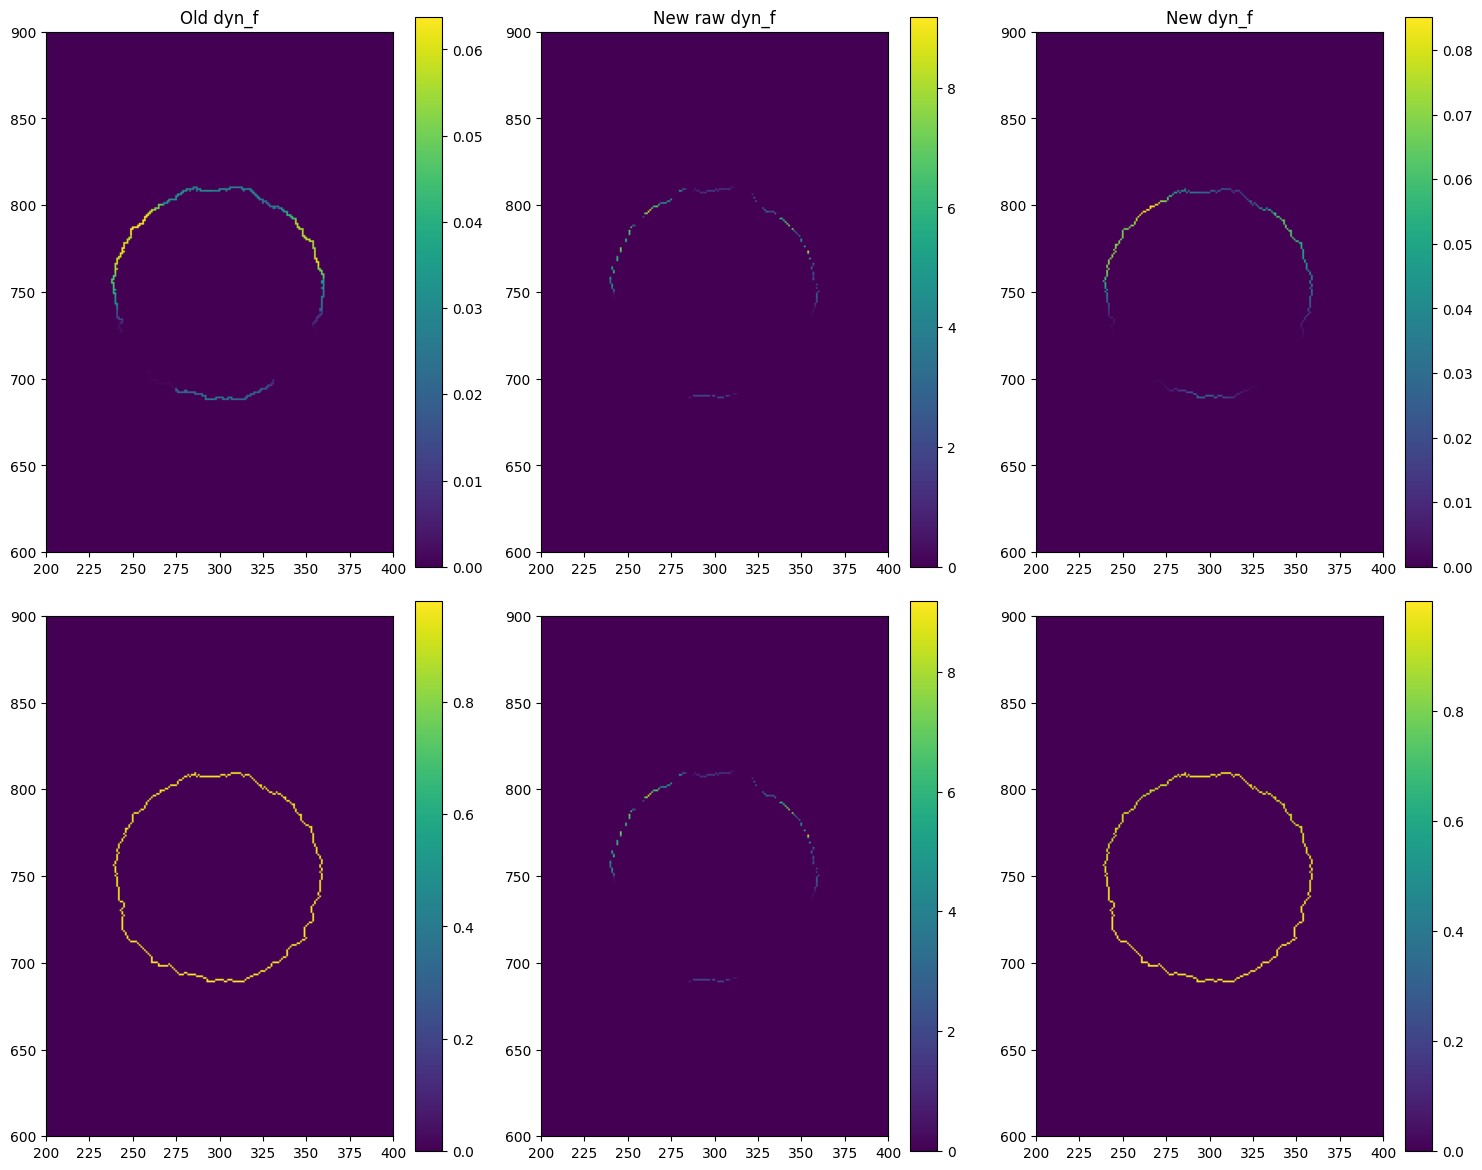
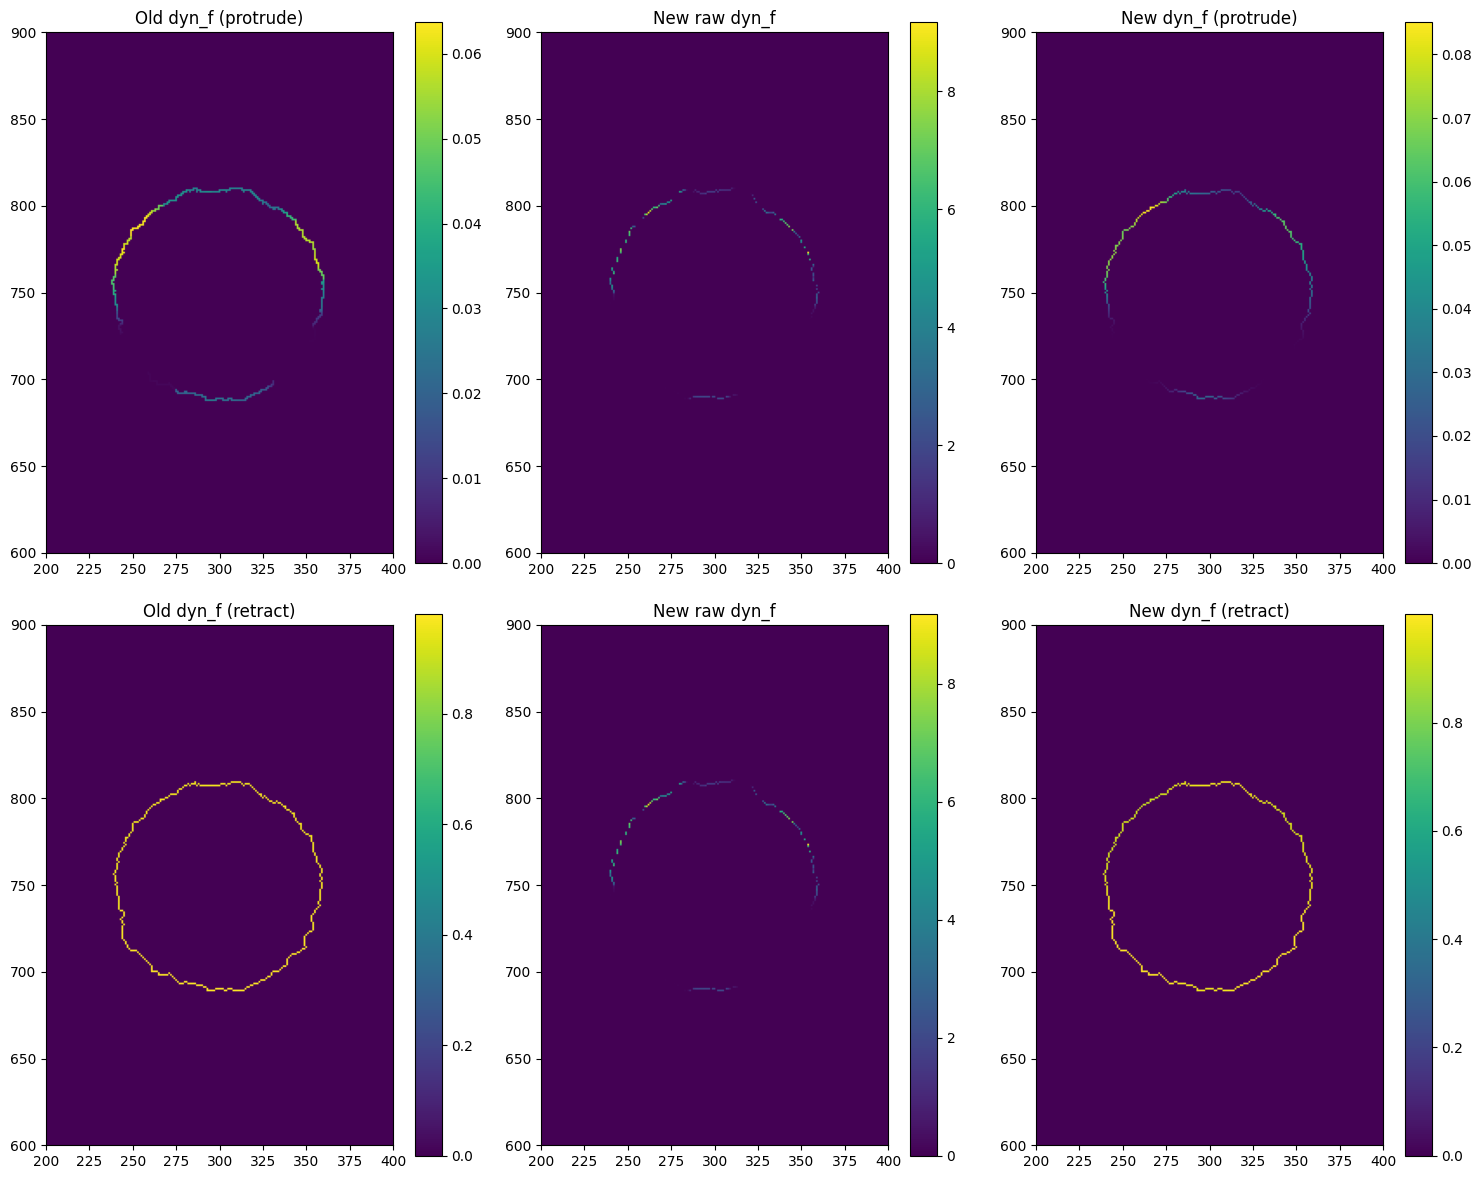
Unified diff of the notebook cell whose output changed from the first chart to the second:
--- before
+++ after
@@ -13,7 +13,10 @@
 plot_heatmap(dyn_f_new_retr[index], axs[1, 2], x_lim, y_lim, fig)
 
-axs[0, 0].set_title("Old dyn_f")
+axs[0, 0].set_title("Old dyn_f (protrude)")
 axs[0, 1].set_title("New raw dyn_f")
-axs[0, 2].set_title("New dyn_f")
+axs[0, 2].set_title("New dyn_f (protrude)")
+axs[1, 0].set_title("Old dyn_f (retract)")
+axs[1, 1].set_title("New raw dyn_f")
+axs[1, 2].set_title("New dyn_f (retract)")
 
 plt.tight_layout()

Commit: Removed eigen parallelization temporarily for testing